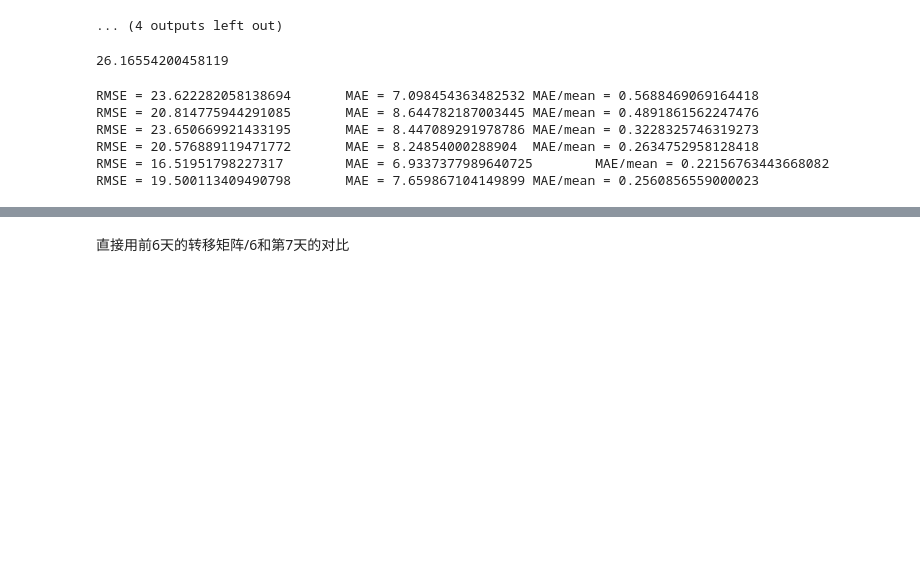
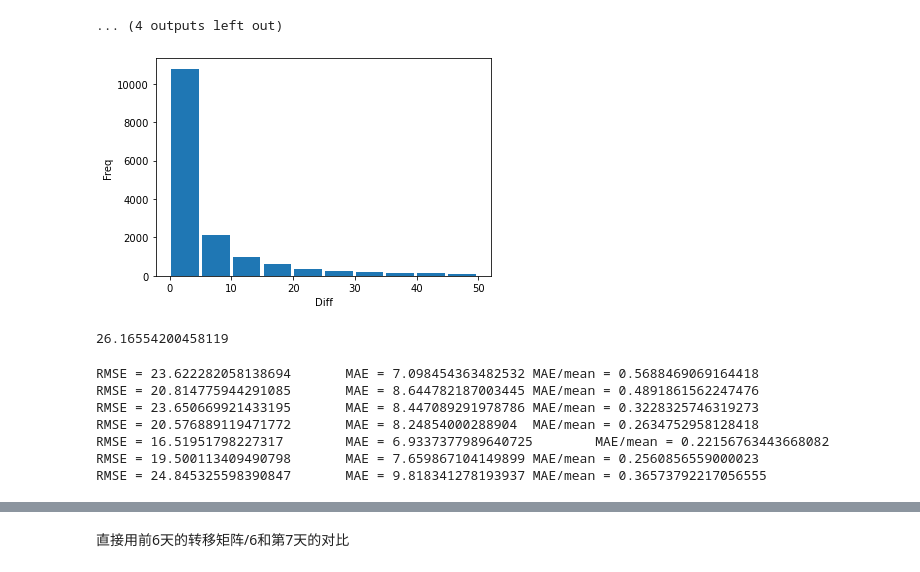
Before and after one commit to XDZhelheim/TrafficFlowModel, a Jupyter notebook: data_process/markov.ipynb, the cells around one changed output, grey strips where cells are left out. Drawn from its saved outputs; the diff is of its cells as text; code cells hidden in the pictures; blank space fills up the shorter version.

```diff
--- a/data_process/markov.ipynb
+++ b/data_process/markov.ipynb
@@ -238,12 +238,19 @@ np.sum(temp2<1)/len(temp2)
 0.9349346870550362
 0.8966755401473411
 ... (4 outputs left out)
+# %%
+plt.hist(temp2[temp2<50], bins=10, rwidth=0.9)
+plt.xlabel("Diff")
+plt.ylabel("Freq")
+plt.show();
+# %% [output]
+[figure, added]
 # %%
 np.mean(tm_test_0diag[4].sum(axis=1))
 # %% [output]
 26.16554200458119
 # %%
-for n in range(1, 7):
+for n in range(1, 8):
     cal_error_next(n, tm_0diag, tm_test_0diag)
 # %% [output]
 RMSE = 23.622282058138694       MAE = 7.098454363482532 MAE/mean = 0.5688469069164418
@@ -252,3 +259,4 @@ RMSE = 23.650669921433195       MAE = 8.447089291978786 MAE/mean = 0.32283257463
 RMSE = 20.576889119471772       MAE = 8.24854000288904  MAE/mean = 0.2634752958128418
 RMSE = 16.51951798227317        MAE = 6.9337377989640725        MAE/mean = 0.22156763443668082
 RMSE = 19.500113409490798       MAE = 7.659867104149899 MAE/mean = 0.2560856559000023
+RMSE = 24.845325598390847       MAE = 9.818341278193937 MAE/mean = 0.36573792217056555
```
Also changed, not shown: parts of 7 cells of this notebook, 22 other files.
